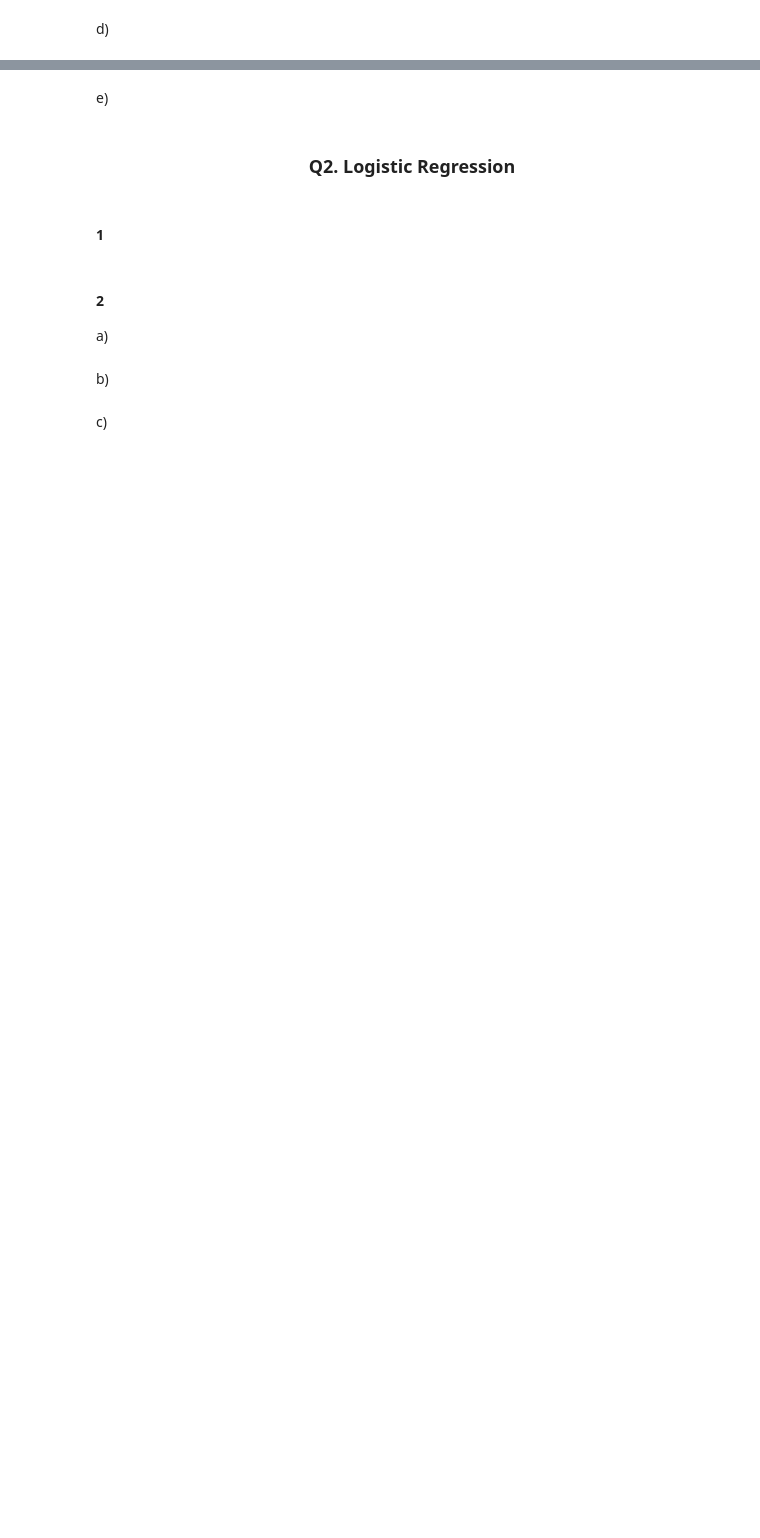
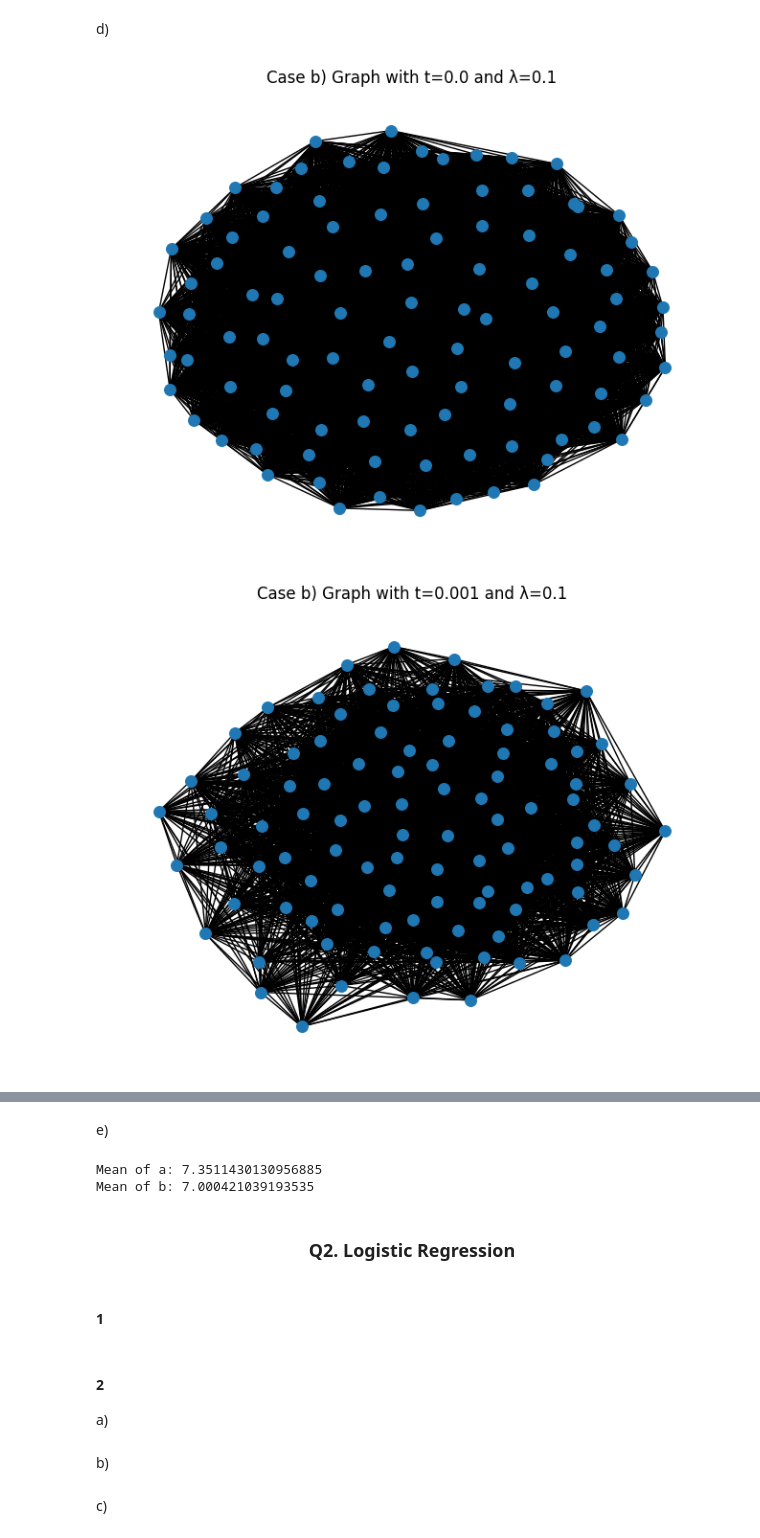
Before and after one commit to darkopetrov/DAT570_Continuous_optimization_in_data_science, a Jupyter notebook: Module_1/Code_1.ipynb, the cells around one changed output, grey strips where cells are left out. Drawn from its saved outputs; the diff is of its cells as text; code cells hidden in the pictures; blank space fills up the shorter version.

```diff
--- a/Module_1/Code_1.ipynb
+++ b/Module_1/Code_1.ipynb
@@ -347,2 +309,9 @@ c)
 # %% [markdown]
 d)
+# %%
+threshholds = [0.0, 0.001, 0.005, 0.008, 0.01, 0.1]
+for t in threshholds:
+    find_genes("b", 0.1, t)
+# %% [output]
+[figure, added]
+[figure, added]
@@ -349,5 +322,11 @@ d)
 # %% [markdown]
 e)
+# %%
+print("Mean of a:", mu_a)
+print("Mean of b:", mu_b)
+# %% [output]
+Mean of a: 7.3511430130956885
+Mean of b: 7.000421039193535
 # %% [markdown]
 ### <center> Q2. Logistic Regression
 # %% [markdown]
```
Also changed, not shown: parts of 10 cells of this notebook.
